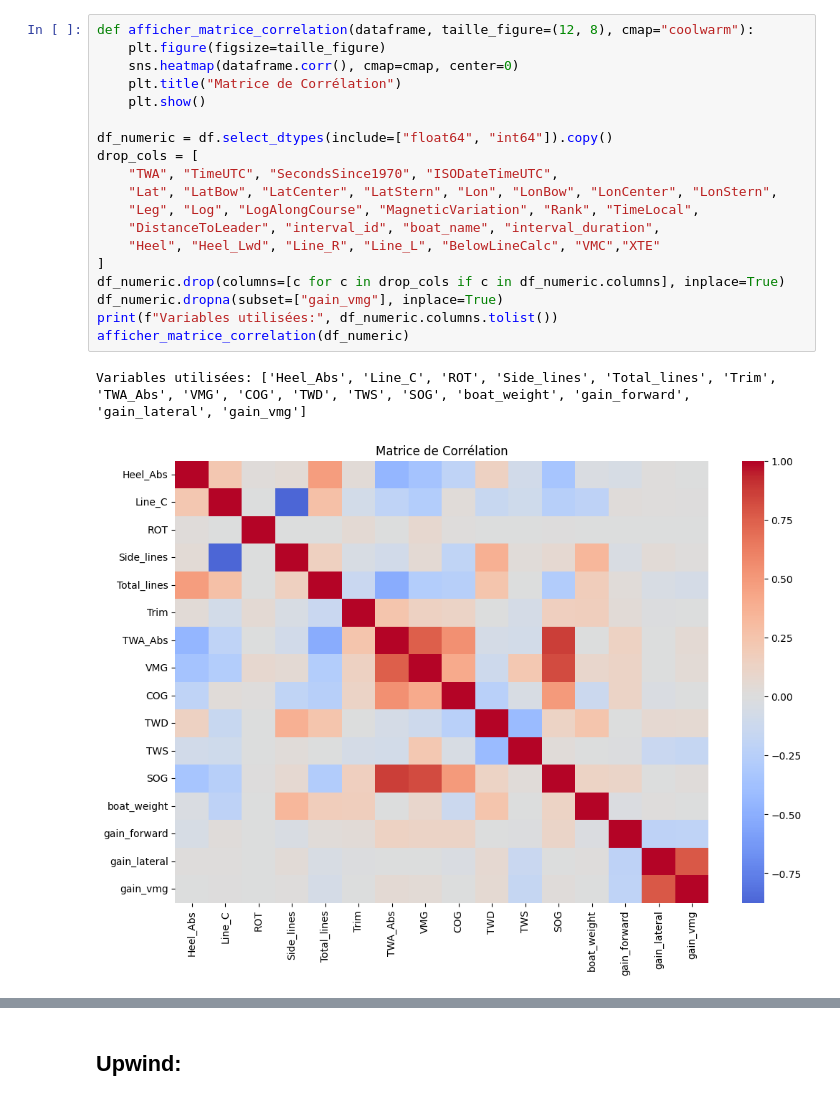
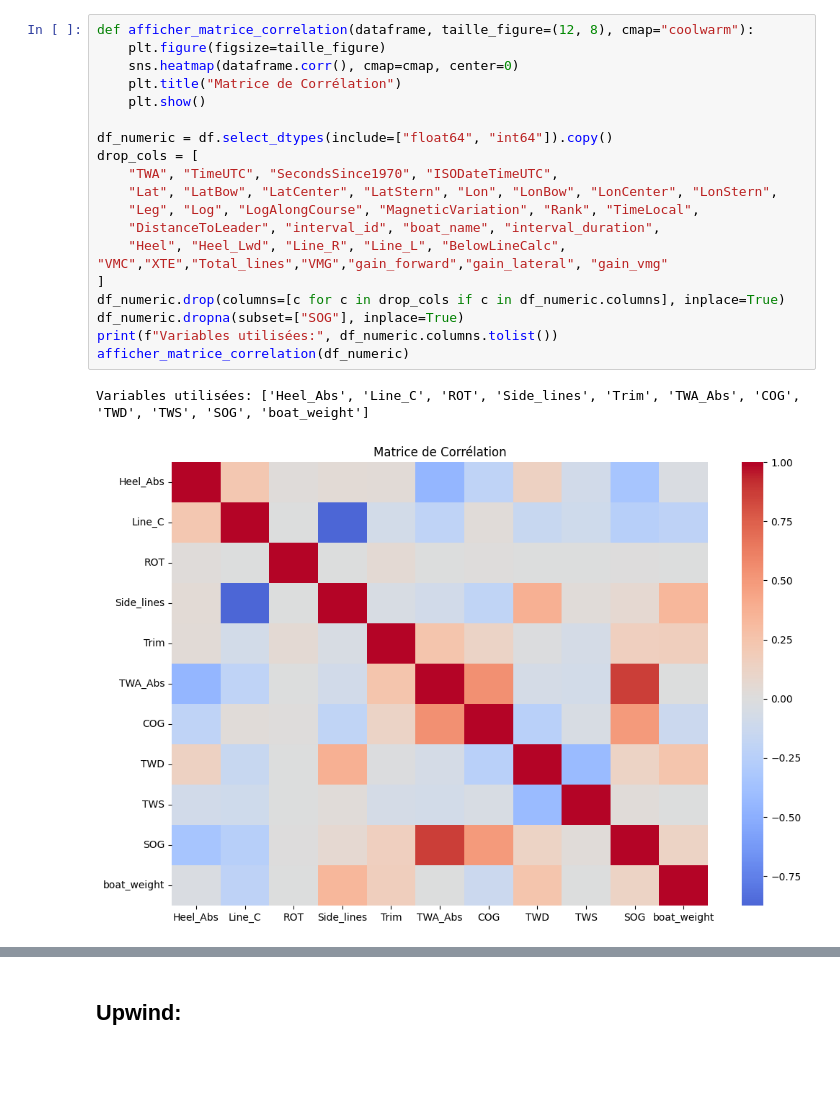
Before and after one commit to HusamJubranEPFL/FormulaKiteDataAnalysis, a Jupyter notebook: Straight Run/analysis.ipynb, the cells around one changed output, grey strips where cells are left out. Drawn from its saved outputs; the diff is of its cells as text; blank space fills up the shorter version.

```diff
--- a/Straight Run/analysis.ipynb
+++ b/Straight Run/analysis.ipynb
@@ -39,23 +43,23 @@ df = pd.read_csv("all_data.csv")
 # %%
 def afficher_matrice_correlation(dataframe, taille_figure=(12, 8), cmap="coolwarm"):
     plt.figure(figsize=taille_figure)
     sns.heatmap(dataframe.corr(), cmap=cmap, center=0)
     plt.title("Matrice de Corrélation")
     plt.show()
 
 df_numeric = df.select_dtypes(include=["float64", "int64"]).copy()
 drop_cols = [
     "TWA", "TimeUTC", "SecondsSince1970", "ISODateTimeUTC",
     "Lat", "LatBow", "LatCenter", "LatStern", "Lon", "LonBow", "LonCenter", "LonStern",
     "Leg", "Log", "LogAlongCourse", "MagneticVariation", "Rank", "TimeLocal",
     "DistanceToLeader", "interval_id", "boat_name", "interval_duration",
-    "Heel", "Heel_Lwd", "Line_R", "Line_L", "BelowLineCalc", "VMC","XTE"
+    "Heel", "Heel_Lwd", "Line_R", "Line_L", "BelowLineCalc", "VMC","XTE","Total_lines","VMG","gain_forward","gain_lateral", "gain_vmg"
 ]
 df_numeric.drop(columns=[c for c in drop_cols if c in df_numeric.columns], inplace=True)
-df_numeric.dropna(subset=["gain_vmg"], inplace=True)
+df_numeric.dropna(subset=["SOG"], inplace=True)
 print(f"Variables utilisées:", df_numeric.columns.tolist())
 afficher_matrice_correlation(df_numeric)
 # %% [output]
-Variables utilisées: ['Heel_Abs', 'Line_C', 'ROT', 'Side_lines', 'Total_lines', 'Trim', 'TWA_Abs', 'VMG', 'COG', 'TWD', 'TWS', 'SOG', 'boat_weight', 'gain_forward', 'gain_lateral', 'gain_vmg']
+Variables utilisées: ['Heel_Abs', 'Line_C', 'ROT', 'Side_lines', 'Trim', 'TWA_Abs', 'COG', 'TWD', 'TWS', 'SOG', 'boat_weight']
-[figure, old version]
+[figure, new version]
 # %%
```
Also changed, not shown: parts of 23 cells of this notebook, 3 other files.
